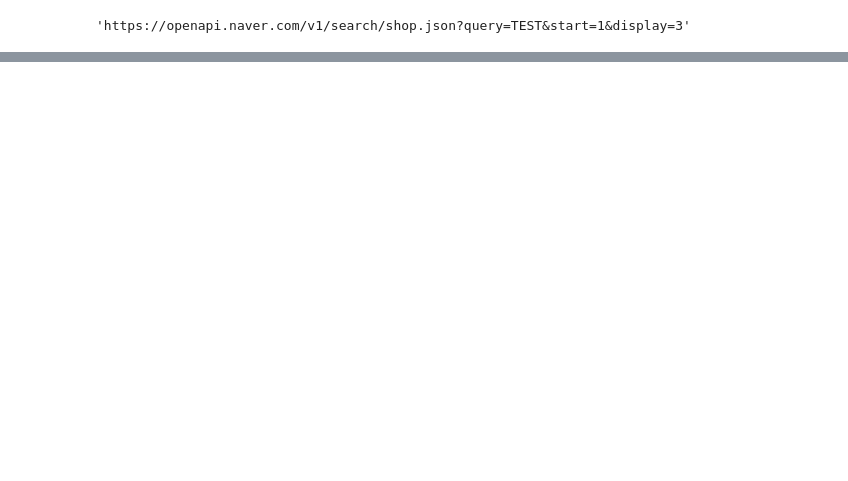
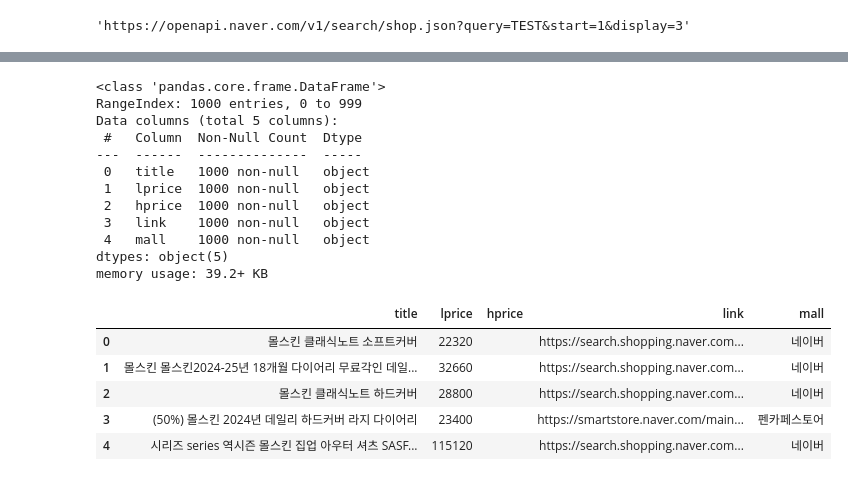
Before and after one commit to kimboseong0602/Linuxrep, a Jupyter notebook: EDA/jupyter/EDA5_Naver_api.ipynb, the cells around one changed output, grey strips where cells are left out. Drawn from its saved outputs; the diff is of its cells as text; code cells hidden in the pictures; blank space fills up the shorter version.

```diff
--- a/EDA/jupyter/EDA5_Naver_api.ipynb
+++ b/EDA/jupyter/EDA5_Naver_api.ipynb
@@ -204,0 +307,24 @@ gen_search_url('shop', 'TEST', 1, 3)
+# %%
+result_mol.reset_index(drop=True, inplace=True)
+result_mol.info()
+
+result_mol.head()
+# %% [output]
+<class 'pandas.core.frame.DataFrame'>
+RangeIndex: 1000 entries, 0 to 999
+Data columns (total 5 columns):
+ #   Column  Non-Null Count  Dtype
+---  ------  --------------  -----
+ 0   title   1000 non-null   object
+ 1   lprice  1000 non-null   object
+ 2   hprice  1000 non-null   object
+ 3   link    1000 non-null   object
+ 4   mall    1000 non-null   object
+dtypes: object(5)
+memory usage: 39.2+ KB
+|  | title | lprice | hprice | link | mall |
+| 0 | 몰스킨 클래식노트 소프트커버 | 22320 |  | https://search.shopping.naver.com... | 네이버 |
+| 1 | 몰스킨 몰스킨2024-25년 18개월 다이어리 무료각인 데일... | 32660 |  | https://search.shopping.naver.com... | 네이버 |
+| 2 | 몰스킨 클래식노트 하드커버 | 28800 |  | https://search.shopping.naver.com... | 네이버 |
+| 3 | (50%) 몰스킨 2024년 데일리 하드커버 라지 다이어리 | 23400 |  | https://smartstore.naver.com/main... | 펜카페스토어 |
+| 4 | 시리즈 series 역시즌 몰스킨 집업 아우터 셔츠 SASF... | 115120 |  | https://search.shopping.naver.com... | 네이버 |
```
Also changed, not shown: parts of 9 cells of this notebook, 42 other files.
